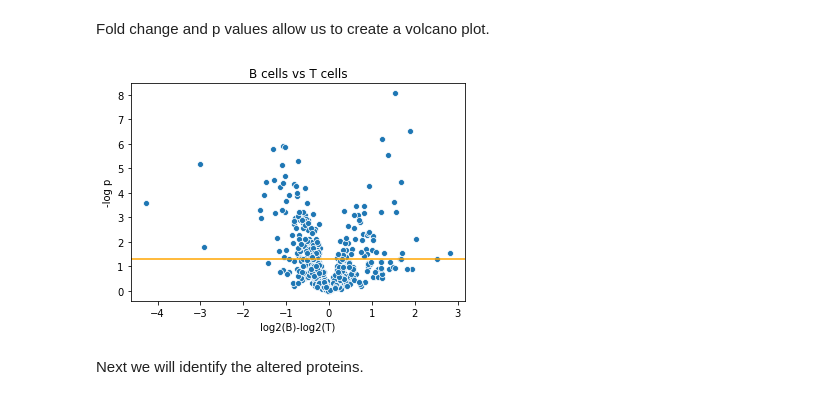
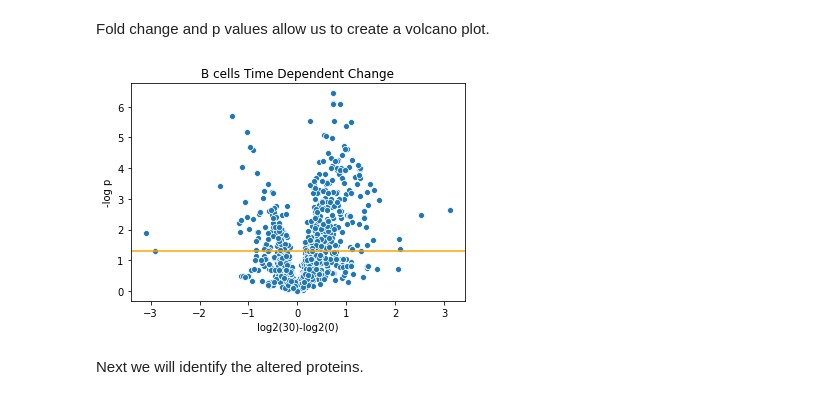
Before and after one commit to PayneLab/TwoMonthLymphocyte, a Jupyter notebook: Make_Figure_1D.ipynb, the cells around one changed output. Saved outputs shown, nothing was run; the diff lists cells and outputs as text; code cells hidden in the pictures.

```diff
--- a/Make_Figure_1D.ipynb
+++ b/Make_Figure_1D.ipynb
@@ -18,6 +21,7 @@ First, we import our data package. This brings the functions defined there into
 Calling <code>head</code> shows the first several lines of the dataframe, which provides an idea of the type of data present and the structure of the dataframe.
 # %%
 prot = longitudinalCLL.get_proteomic()
-prot.load_dataset(version='July_noMBR_FP', subjects = [1])
+prot.load_dataset(version='July_noMBR_FP', subjects = [2])
+
 prot.data_raw.head()
 # %% [output]
@@ -35 +41,3 @@ cell_types=['Subject1_B_cells_062920', 'Subject1_T_cells_062920']
+# %%
+cell_types=['B_cells_072920', 'B_cells_062920']
 # %% [markdown]
@@ -114,25 +113,22 @@ tstats = prot.ttest_wrapper(cell_types=cell_types)
 # %% [markdown]
 Here we calculate fold change.
 # %%
-comparison_key = 'log2(B)-log2(T)'
-
-tstats[comparison_key] = prot.get_fold_changes(cell_types=cell_types)
+fc_comp = 'log2(30)-log2(0)'
+tstats[fc_comp] = prot.get_fold_changes(cell_types=cell_types)
 # %% [markdown]
 Fold change and p values allow us to create a volcano plot.
 # %%
 #graph volcano
 tstats['-log p'] = -log10(tstats['pvalue'])
 
-figure = sns.scatterplot(x=comparison_key,y='-log p',data=tstats)
-
-figure.set_title("B cells vs T cells")
+figure = sns.scatterplot(x=fc_comp, y='-log p',data=tstats)
+figure.set_title("B cells Time Dependent Change")
 #plt.axvline(1, color ='orange')
 #plt.axvline(-1, color ='orange')
 plt.axhline(-log10(.05), color ='orange')
-#plt.savefig('testing/data/B_v_T.png')
 plt.show()
 # %% [output]
-[figure, old version]
+[figure, new version]
 # %% [markdown]
 Next we will identify the altered proteins.
 # %%
```
Also changed, not shown: parts of 62 cells of this notebook, 10 other files.
